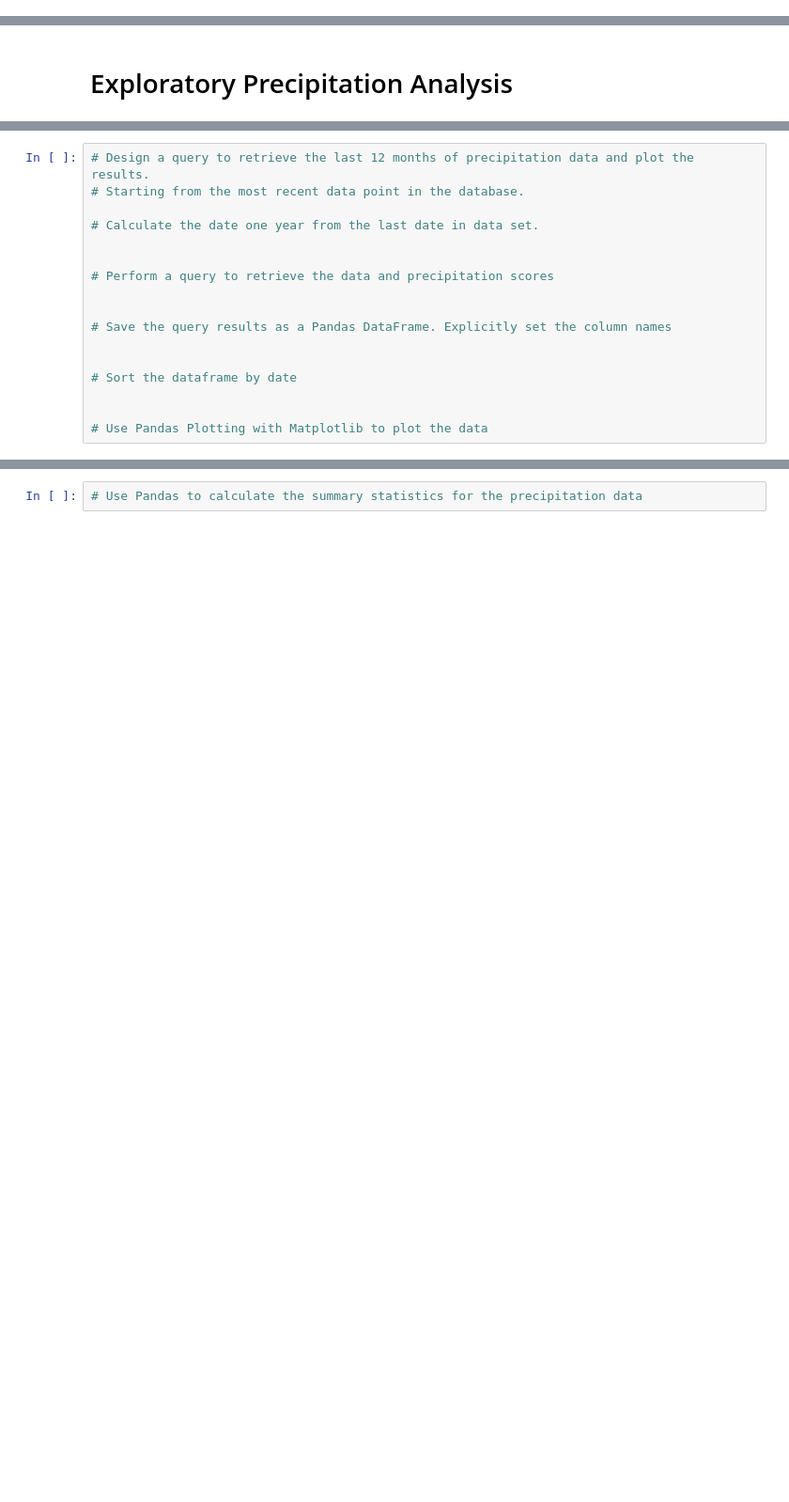
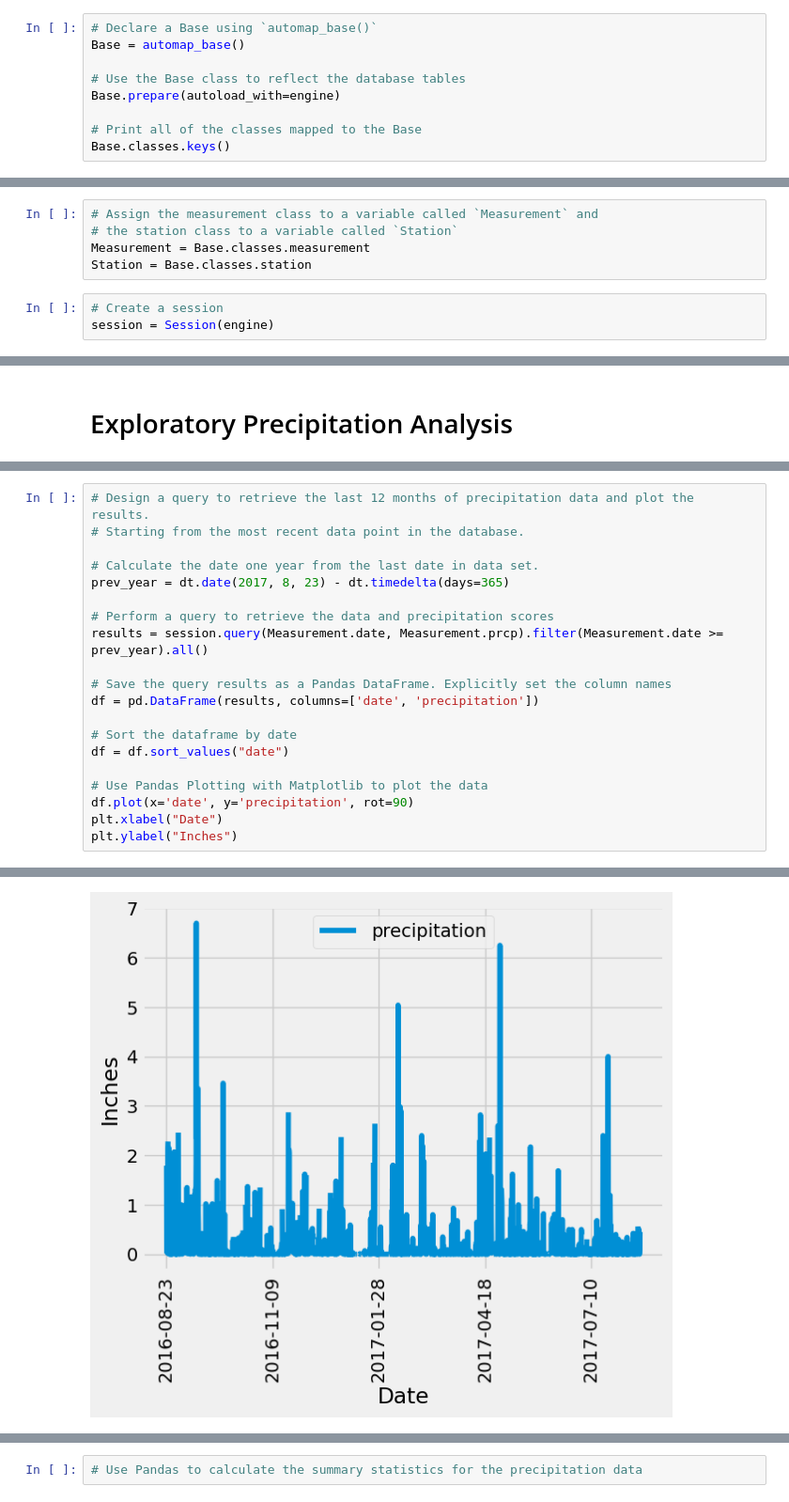
Before and after one commit to ungernator12/smu_hw_sept_2023, a Jupyter notebook: 10-Advanced-SQL/Submission/climate_ju.ipynb, the cells around one changed output, grey strips where cells are left out. Shown: that part at 94% size. Cells and saved outputs as stored; diff of their text form; blank space fills up the shorter version.

```diff
--- a/10-Advanced-SQL/Submission/climate_ju.ipynb
+++ b/10-Advanced-SQL/Submission/climate_ju.ipynb
@@ -50,3 +50,12 @@ name TEXT
 latitude FLOAT
 longitude FLOAT
 elevation FLOAT
+# %%
+# Declare a Base using `automap_base()`
+Base = automap_base()
+
+# Use the Base class to reflect the database tables
+Base.prepare(autoload_with=engine)
+
+# Print all of the classes mapped to the Base
+Base.classes.keys()
@@ -53 +64,9 @@ elevation FLOAT
+# %%
+# Assign the measurement class to a variable called `Measurement` and
+# the station class to a variable called `Station`
+Measurement = Base.classes.measurement
+Station = Base.classes.station
+# %%
+# Create a session
+session = Session(engine)
 # %%
@@ -117,15 +115,19 @@ Name: prcp, dtype: float64
 # Starting from the most recent data point in the database.
 
 # Calculate the date one year from the last date in data set.
-
+prev_year = dt.date(2017, 8, 23) - dt.timedelta(days=365)
 
 # Perform a query to retrieve the data and precipitation scores
-
+results = session.query(Measurement.date, Measurement.prcp).filter(Measurement.date >= prev_year).all()
 
 # Save the query results as a Pandas DataFrame. Explicitly set the column names
-
+df = pd.DataFrame(results, columns=['date', 'precipitation'])
 
 # Sort the dataframe by date
-
+df = df.sort_values("date")
 
 # Use Pandas Plotting with Matplotlib to plot the data
+df.plot(x='date', y='precipitation', rot=90)
+plt.xlabel("Date")
+plt.ylabel("Inches")
+# %% [output]
@@ -131,0 +135 @@ Name: prcp, dtype: float64
+[figure, added]
```
Also changed, not shown: parts of 25 cells of this notebook, 20 other files.
